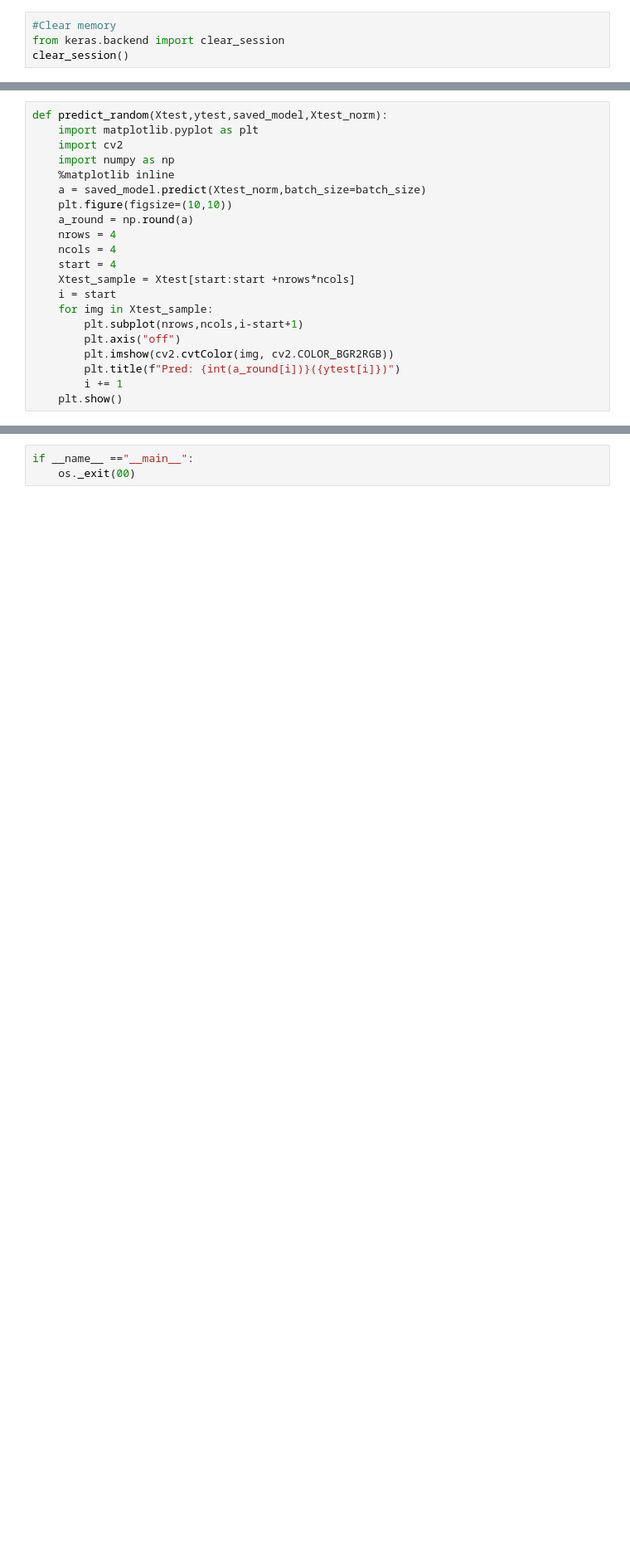
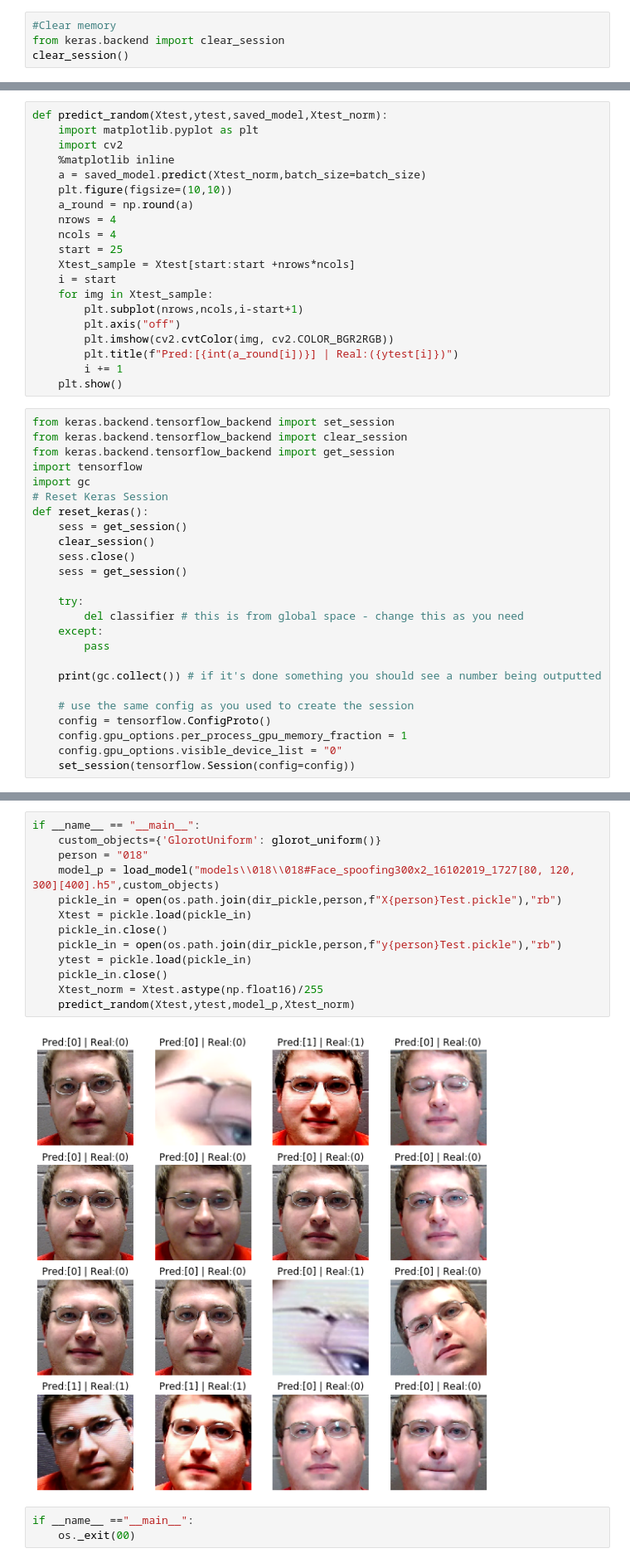
Before and after one commit to Hirosam1/real_vs_spoofed, a Jupyter notebook: test_people_model.ipynb, the cells around one changed output, grey strips where cells are left out. Shown at 83% size. Saved outputs shown, nothing was run; the diff lists cells and outputs as text; blank space fills up the shorter version.

```diff
--- a/test_people_model.ipynb
+++ b/test_people_model.ipynb
@@ -57,22 +70,46 @@ def evaluete_model(person,model_name,Xtest,ytest, my_file,show_examples=False):
 def predict_random(Xtest,ytest,saved_model,Xtest_norm):
     import matplotlib.pyplot as plt
     import cv2
-    import numpy as np
     %matplotlib inline
     a = saved_model.predict(Xtest_norm,batch_size=batch_size)
     plt.figure(figsize=(10,10))
     a_round = np.round(a)
     nrows = 4
     ncols = 4
-    start = 4
+    start = 25
     Xtest_sample = Xtest[start:start +nrows*ncols]
     i = start
     for img in Xtest_sample:
         plt.subplot(nrows,ncols,i-start+1)
         plt.axis("off")
         plt.imshow(cv2.cvtColor(img, cv2.COLOR_BGR2RGB))
-        plt.title(f"Pred: {int(a_round[i])}({ytest[i]})")
+        plt.title(f"Pred:[{int(a_round[i])}] | Real:({ytest[i]})")
         i += 1
     plt.show()
+# %%
+from keras.backend.tensorflow_backend import set_session
+from keras.backend.tensorflow_backend import clear_session
+from keras.backend.tensorflow_backend import get_session
+import tensorflow
+import gc
+# Reset Keras Session
+def reset_keras():
+    sess = get_session()
+    clear_session()
+    sess.close()
+    sess = get_session()
+
+    try:
+        del classifier # this is from global space - change this as you need
+    except:
+        pass
+
+    print(gc.collect()) # if it's done something you should see a number being outputted
+
+    # use the same config as you used to create the session
+    config = tensorflow.ConfigProto()
+    config.gpu_options.per_process_gpu_memory_fraction = 1
+    config.gpu_options.visible_device_list = "0"
+    set_session(tensorflow.Session(config=config))
 # %%
 if __name__ =="__main__":
@@ -111,3 +204,18 @@ Evaluating: 001
+# %%
+if __name__ == "__main__":
+    custom_objects={'GlorotUniform': glorot_uniform()}
+    person = "018"
+    model_p = load_model("models\\018\\018#Face_spoofing300x2_16102019_1727[80, 120, 300][400].h5",custom_objects)
+    pickle_in = open(os.path.join(dir_pickle,person,f"X{person}Test.pickle"),"rb")
+    Xtest = pickle.load(pickle_in)
+    pickle_in.close()
+    pickle_in = open(os.path.join(dir_pickle,person,f"y{person}Test.pickle"),"rb")
+    ytest = pickle.load(pickle_in)
+    pickle_in.close()
+    Xtest_norm = Xtest.astype(np.float16)/255
+    predict_random(Xtest,ytest,model_p,Xtest_norm)
+# %% [output]
+[figure, added]
 # %%
 if __name__ =="__main__":
     os._exit(00)
```
Also changed, not shown: parts of 5 cells of this notebook, 11 other files.
